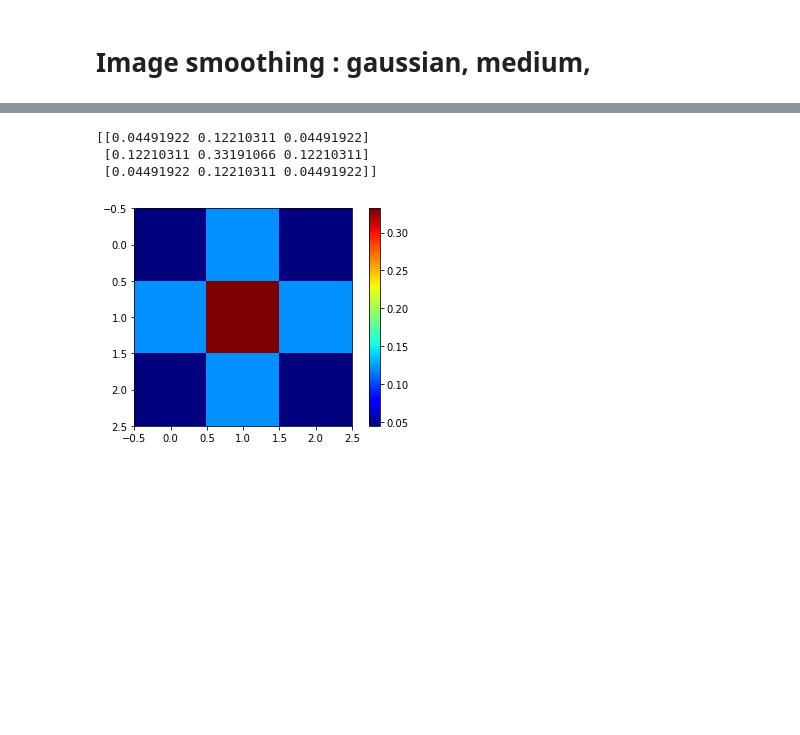
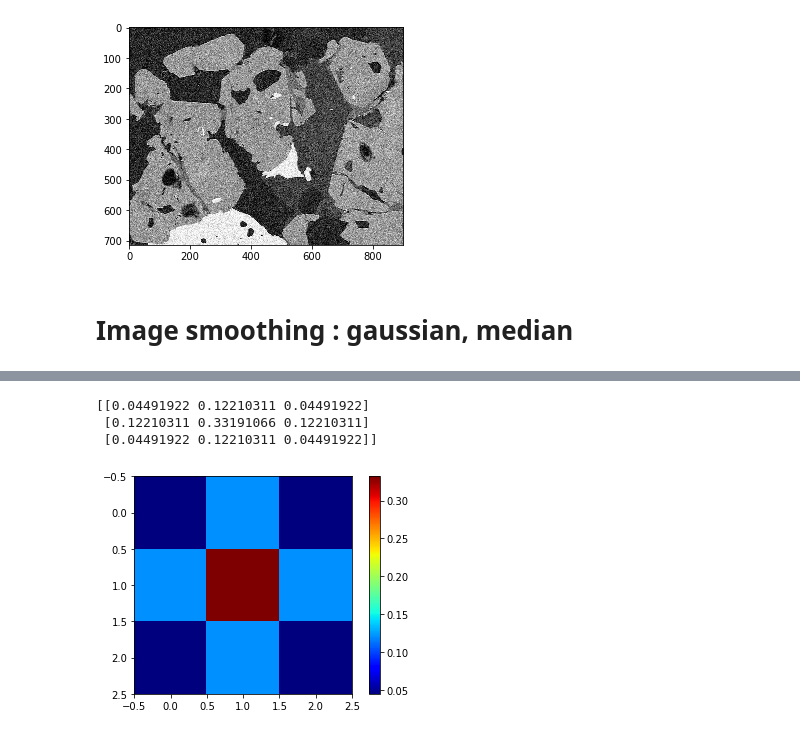
Before and after one commit to monkjunior/image-processing-basis, a Jupyter notebook: Untitled.ipynb, the cells around one changed output, grey strips where cells are left out. Cells and saved outputs as stored; diff of their text form; code cells hidden in the pictures; blank space fills up the shorter version.

```diff
--- a/Untitled.ipynb
+++ b/Untitled.ipynb
@@ -28,3 +32,10 @@ plt.show()
 [figure]
+# %%
+img2 = cv2.imread("./images/denoising/BSE_noisy.jpg", cv2.IMREAD_GRAYSCALE)
+
+plt.imshow(img2, cmap="gray")
+plt.show()
+# %% [output]
+[figure, added]
 # %% [markdown]
-#  Image smoothing : gaussian, medium,
+#  Image smoothing : gaussian, median
```
Also changed, not shown: parts of 8 cells of this notebook, 1 other file.
